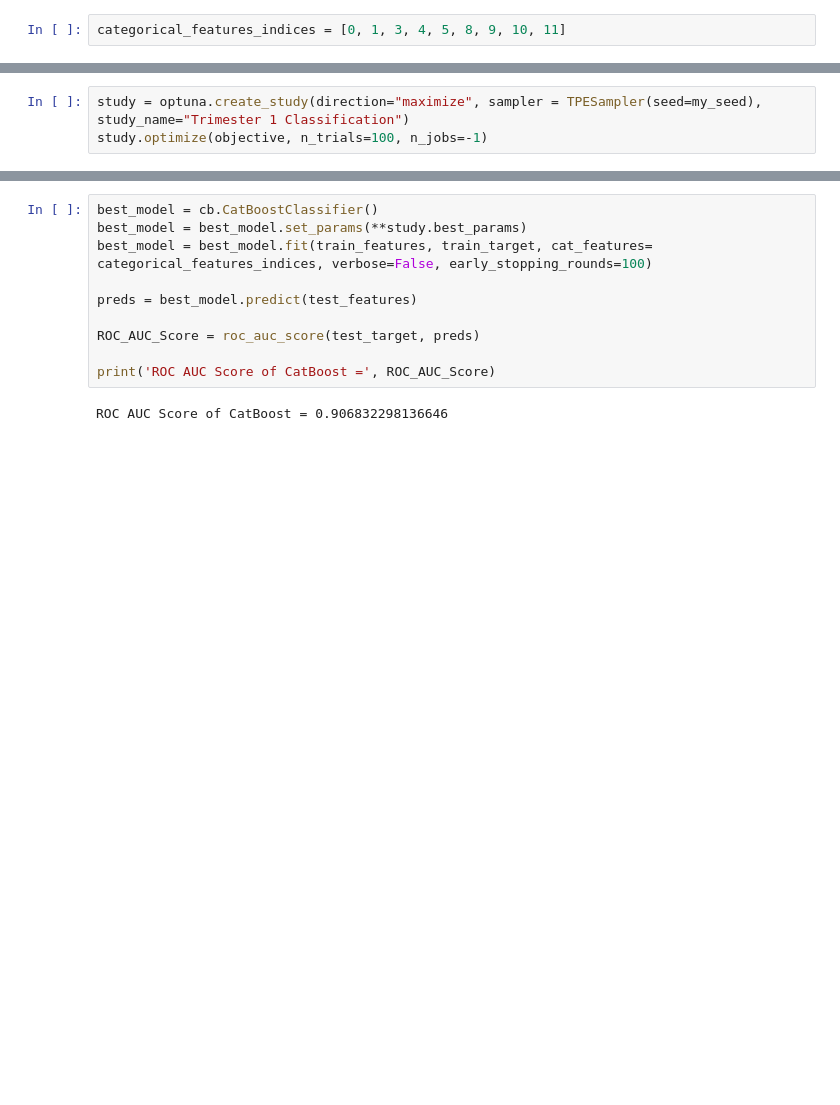
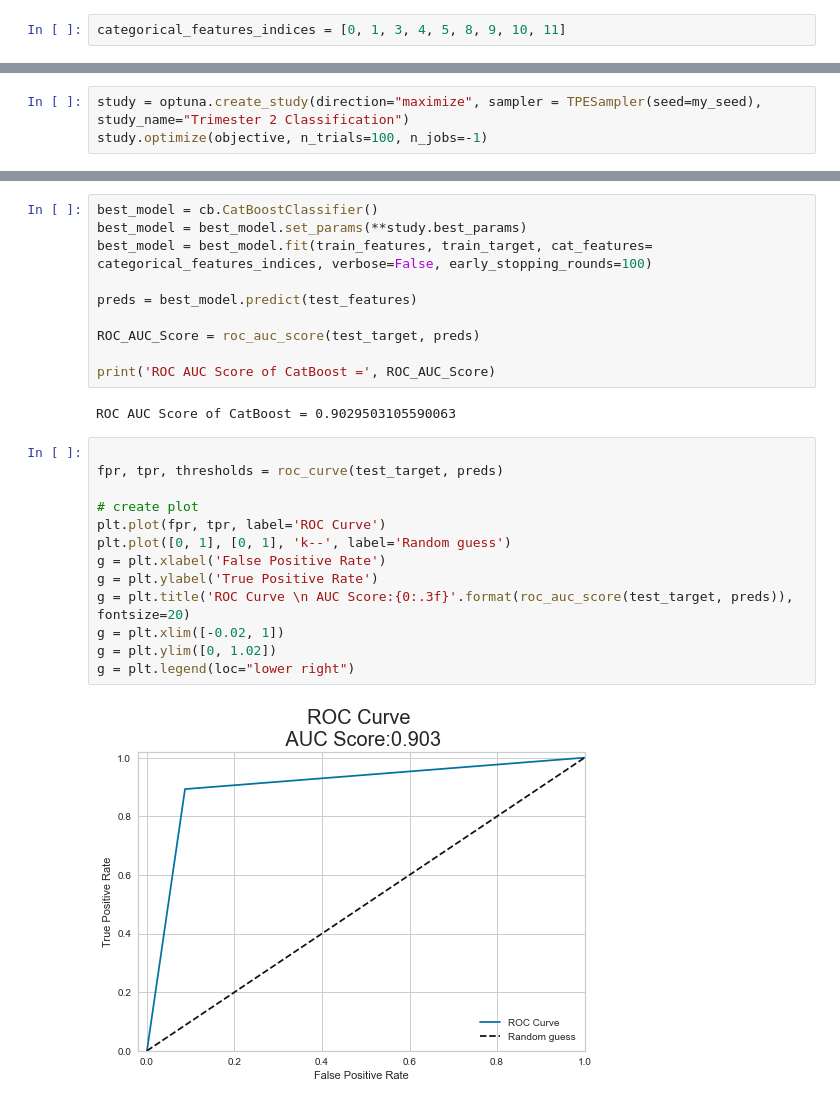
Before and after one commit to sam-tritto/predicting-student-grades, a Jupyter notebook: predicting_student_grades.ipynb, the cells around one changed output, grey strips where cells are left out. Cells and saved outputs as stored; diff of their text form; blank space fills up the shorter version.

```diff
--- a/predicting_student_grades.ipynb
+++ b/predicting_student_grades.ipynb
@@ -486,6 +593,6 @@ def objective(trial):
 
     return ROC_AUC_Score
 # %%
-study = optuna.create_study(direction="maximize", sampler = TPESampler(seed=my_seed), study_name="Trimester 1 Classification")
+study = optuna.create_study(direction="maximize", sampler = TPESampler(seed=my_seed), study_name="Trimester 2 Classification")
 study.optimize(objective, n_trials=100, n_jobs=-1)
 # %% [output]
@@ -541,4 +670,19 @@ ROC_AUC_Score = roc_auc_score(test_target, preds)
 
 print('ROC AUC Score of CatBoost =', ROC_AUC_Score)
 # %% [output]
-ROC AUC Score of CatBoost = 0.906832298136646
+ROC AUC Score of CatBoost = 0.9029503105590063
+# %%
+
+fpr, tpr, thresholds = roc_curve(test_target, preds)
+
+# create plot
+plt.plot(fpr, tpr, label='ROC Curve')
+plt.plot([0, 1], [0, 1], 'k--', label='Random guess')
+g = plt.xlabel('False Positive Rate')
+g = plt.ylabel('True Positive Rate')
+g = plt.title('ROC Curve \n AUC Score:{0:.3f}'.format(roc_auc_score(test_target, preds)), fontsize=20)
+g = plt.xlim([-0.02, 1])
+g = plt.ylim([0, 1.02])
+g = plt.legend(loc="lower right")
+# %% [output]
+[figure, added]
```
Also changed, not shown: parts of 69 cells of this notebook.
